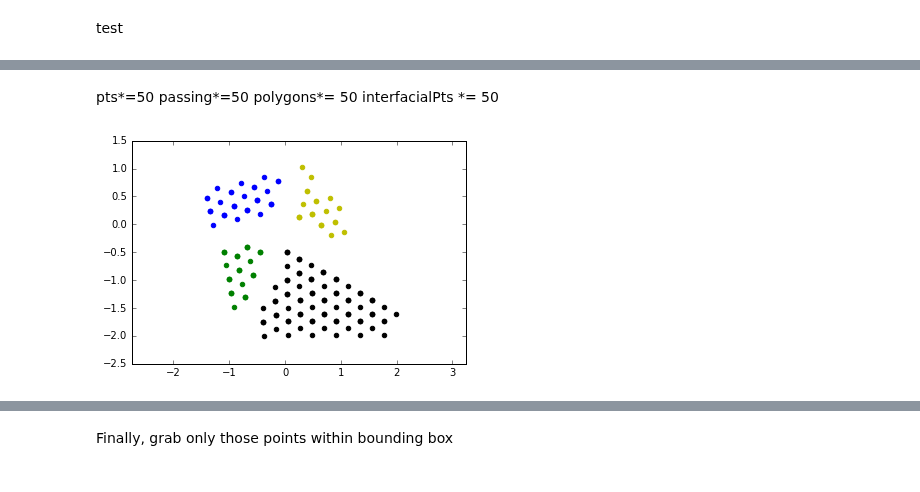
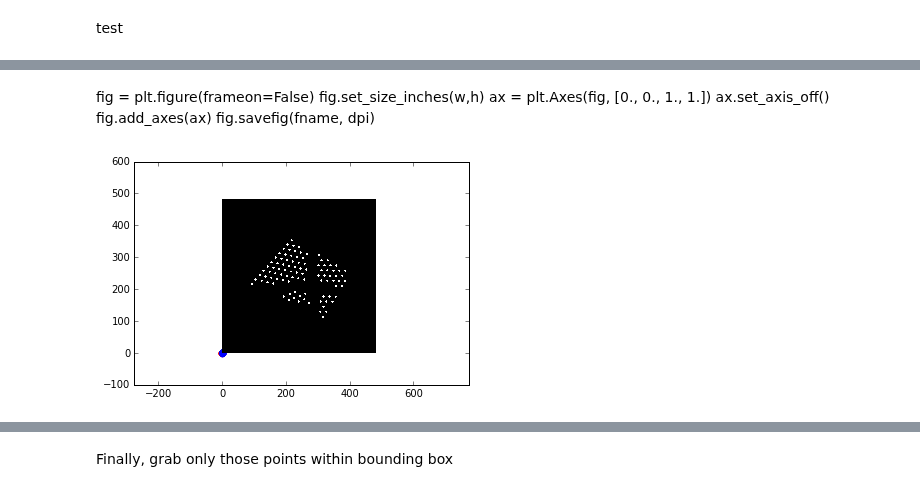
Before and after one commit to huskeypm/sparkdetection, a Jupyter notebook: mach/polymorph.ipynb, the cells around one changed output, grey strips where cells are left out. Drawn from its saved outputs; the diff is of its cells as text; code cells hidden in the pictures.

Commit message:
Added polymorph fxnality

```diff
--- a/mach/polymorph.ipynb
+++ b/mach/polymorph.ipynb
@@ -199,3 +204,9 @@ interfacialPts = FindInterfacialPoints(pts,polygons)
+# %%
+def myplot(img,fileName=None):
+    plt.axis('equal')
+    pcolormesh(img, cmap='gray')
+    if fileName!=None:
+        plt.gcf().savefig(fileName,dpi=300)
 # %% [markdown]
 #### Simulating 'polymorphism'
 For simplicity, I'm using a lattice comprised of a square unit cell. This can easily be replaced with the hexagonal code I wrote in my other notebook.
@@ -265,5 +276,7 @@ plt.scatter(c[:,0],c[:,1])
-# %% [markdown]
-pts*=50
-passing*=50
-polygons*= 50
-interfacialPts *= 50
+# %% [markdown]
+fig = plt.figure(frameon=False)
+fig.set_size_inches(w,h)
+ax = plt.Axes(fig, [0., 0., 1., 1.])
+ax.set_axis_off()
+fig.add_axes(ax)
+fig.savefig(fname, dpi)
@@ -270,25 +287,57 @@ interfacialPts *= 50
+# %%
+def plotter(data,dpi=160,size=2):
+    dim = 512/dpi
+    fig = Figure([dim,dim],dpi=dpi)
+    ax = fig.gca()
+    canvas = FigureCanvas(fig)
+    ax.scatter(data[:,0],data[:,1],s=size,c='k')
+
+    ax.set_aspect('equal')
+    ax.axis('off')
+    #ax.scatter(interfacialPts[:,0],interfacialPts[:,1],color='b')
+    canvas.draw()
+    data = np.fromstring(canvas.tostring_rgb(), dtype='uint8')
+    data = data.reshape(fig.canvas.get_width_height()[::-1] + (3,))
+    data = data[:,:,2]
+    return data
+def dataCleaner(data):
+    d = plotter(data)
+    data = np.array(d,dtype=float)
+    # white pts on blk bg
+    data = np.max(data) - data
+    # normalize/rescale
+    data = data - np.min(data)
+    data /= np.max(data)
+
+    return  data
 # %%
 plt.axis('equal')
 allPassing = []
+
 for i in np.arange( len(polygons)) :
     region = polygons[i]
 
     # create random xtal config
     c = randrot(lattice)
     c[:,1]-=16
     c[:,0]-=8
     c/=8
     # displaying points within each respective region
     passing = GetWithinPoly(region,c)
     plt.scatter(passing[:,0],passing[:,1],color=colors[i%4]) # repeat every 4
     allPassing.append(passing)
 
 # add interface
-#plt.scatter( interfacialPts[:,0],interfacialPts[:,1],color='r'  )
+plt.scatter( interfacialPts[:,0],interfacialPts[:,1],color='b')
+
 #newInt = interfacialPts[::5]
 #plt.scatter(newInt[:,0],newInt[:,1],color='r'  )
-allPassing.append(interfacialPts)
+#fig.savefig('polymorphed.png', bbox_inches='tight', pad_inches=2)
+#fig.savefig("polymorphed.png")
+#allPassing.append(interfacialPts)
 
 allPassing = np.concatenate(allPassing)
+hereWeGo = dataCleaner(allPassing)
+myplot(hereWeGo)
 # %% [output]
-[figure, old version]
+[figure, new version]
```
Also changed, not shown: parts of 17 cells of this notebook, 4 other files.
